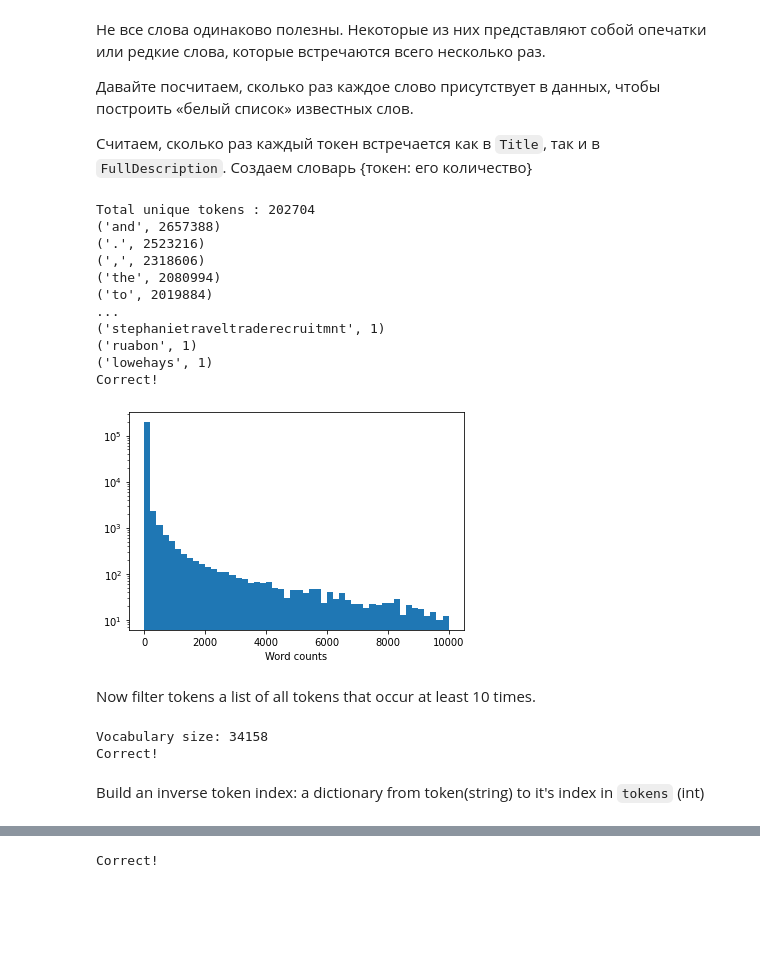
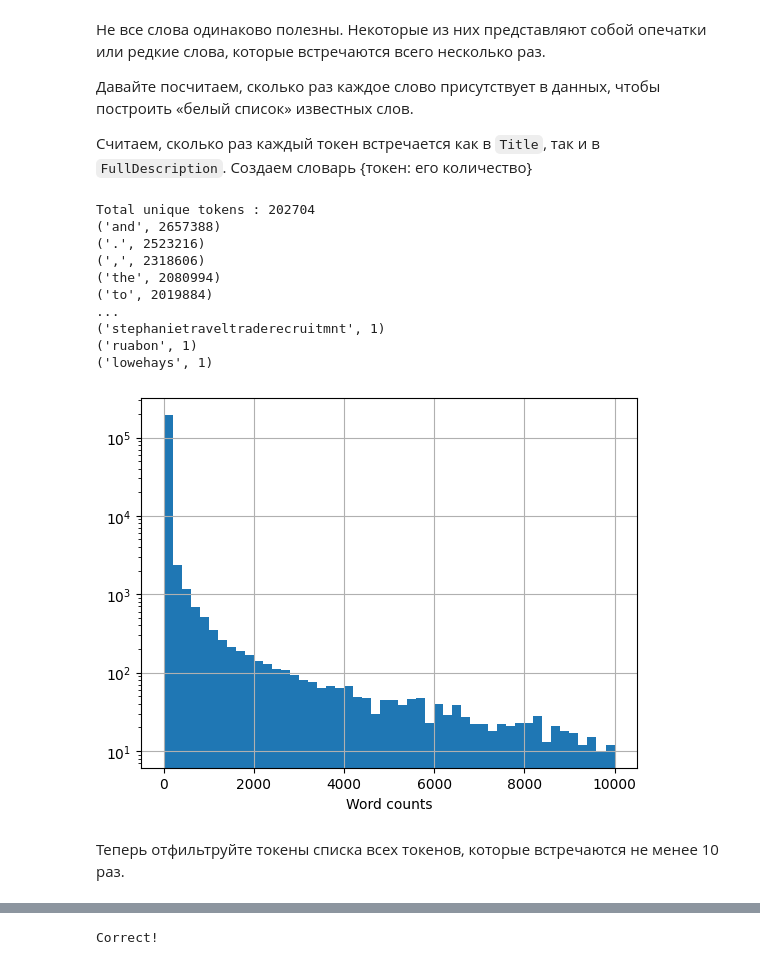
Before and after one commit to ParkhomenkoDV/salary_according_to_job_description, a Jupyter notebook: salary_according_to_job_description.ipynb, the cells around one changed output, grey strips where cells are left out. Saved outputs shown, nothing was run; the diff lists cells and outputs as text; code cells hidden in the pictures; blank space fills up the shorter version.

```diff
--- a/salary_according_to_job_description.ipynb
+++ b/salary_according_to_job_description.ipynb
@@ -110,26 +113,18 @@ data.head(4)
 Считаем, сколько раз каждый токен встречается как в `Title`, так и в `FullDescription`.
 Создаем словарь {токен: его количество}
 # %%
-
-
-tokens = []
+tokens = list()
 for title in data["Title"]:
     tokens += title.split()
 for title in data["FullDescription"]:
     tokens += title.split()
 
 token_counts = Counter(tokens)
-
-# hint: you may or may not want to use collections.Counter
 # %%
 print("Total unique tokens :", len(token_counts))
 print('\n'.join(map(str, token_counts.most_common(n=5))))
 print('...')
 print('\n'.join(map(str, token_counts.most_common()[-3:])))
-
-assert token_counts.most_common(1)[0][1] in  range(2600000, 2700000)
-assert len(token_counts) in range(200000, 210000)
-print('Correct!')
 # %% [output]
 Total unique tokens : 202704
 ('and', 2657388)
@@ -141,13 +136,13 @@ Total unique tokens : 202704
 ('stephanietraveltraderecruitmnt', 1)
 ('ruabon', 1)
 ('lowehays', 1)
-Correct!
 # %%
-# Let's see how many words are there for each count
 plt.hist(list(token_counts.values()), range=[0, 10**4], bins=50, log=True)
-plt.xlabel("Word counts");
+plt.xlabel("Word counts")
+plt.grid(True)
+plt.show()
 # %% [output]
-[figure, old version]
+[figure, new version]
-# %% [markdown]
-Now filter tokens a list of all tokens that occur at least 10 times.
+# %% [markdown]
+Теперь отфильтруйте токены списка всех токенов, которые встречаются не менее 10 раз.
 # %%
@@ -157,17 +151 @@ min_count = 10
 tokens = [token for token, count in token_counts.items() if count >= min_count]
-# %%
-# Add a special tokens for unknown and empty words
-UNK, PAD = "UNK", "PAD"
-tokens = [UNK, PAD] + sorted(tokens)
-print("Vocabulary size:", len(tokens))
-
-assert type(tokens) == list
-assert len(tokens) in range(32000, 35000)
-assert 'me' in tokens
-assert UNK in tokens
-print("Correct!")
-# %% [output]
-Vocabulary size: 34158
-Correct!
-# %% [markdown]
-Build an inverse token index: a dictionary from token(string) to it's index in `tokens` (int)
```
Also changed, not shown: parts of 15 cells of this notebook, 1 other file.
